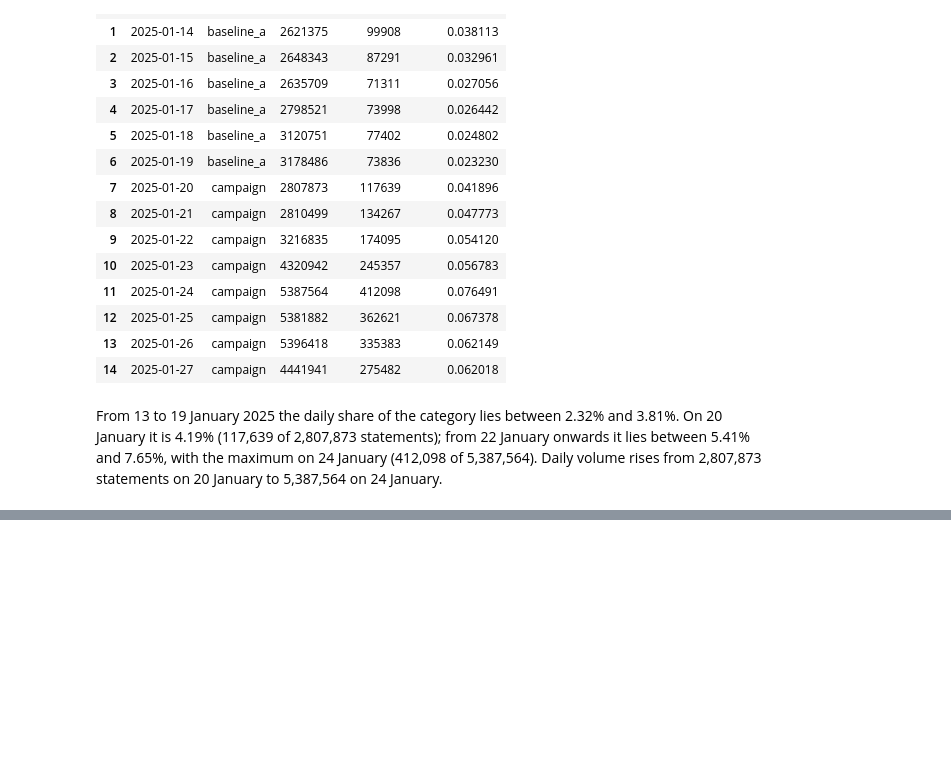
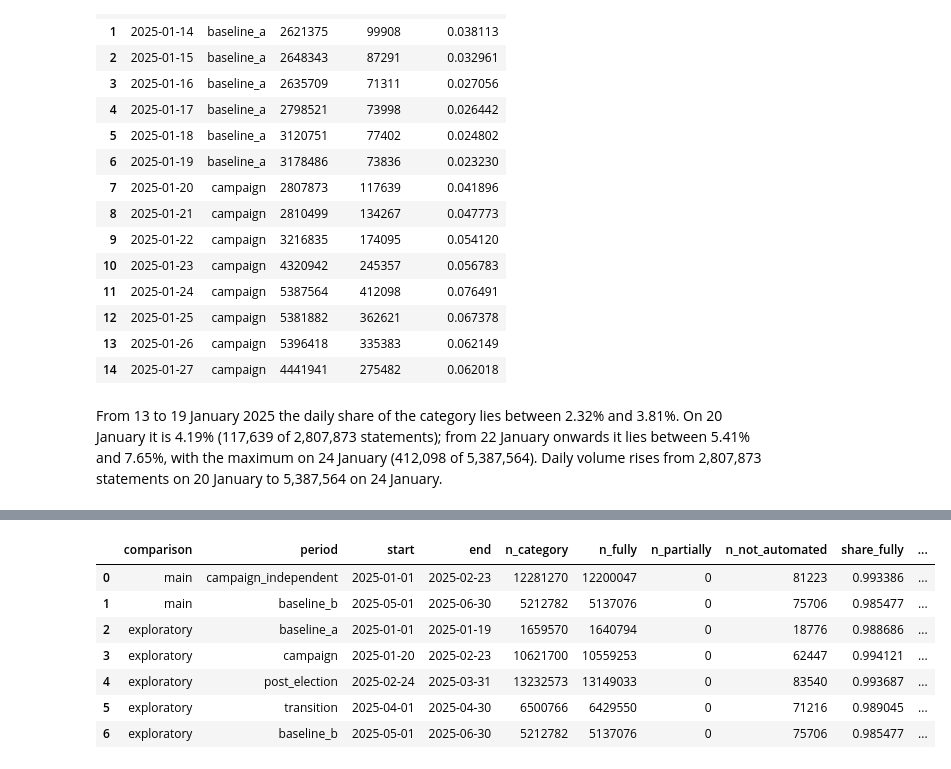
Before and after one commit to zamo-13/Abschlussarbeit, a Jupyter notebook: 03_gold.ipynb, the cells around one changed output, grey strips where cells are left out. Drawn from its saved outputs; the diff is of its cells as text; code cells hidden in the pictures; blank space fills up the shorter version.

```diff
--- a/03_gold.ipynb
+++ b/03_gold.ipynb
@@ -1226,0 +1269,31 @@ From 13 to 19 January 2025 the daily share of the category lies between 2.32% an
+# %%
+WINDOWS_15A = [("main", "campaign_independent", ["baseline_a", "campaign"], "2025-01-01", "2025-02-23"),
+               ("main", "baseline_b", ["baseline_b"], "2025-05-01", "2025-06-30")]
+WINDOWS_15A += [("exploratory", p, [p], a, b) for p, a, b in PERIODS]
+t15a = pd.DataFrame([{"comparison": comp, "period": name, "start": a, "end": b,
+                      **category_automation(ca[ca.period.isin(parts)])}
+                     for comp, name, parts, a, b in WINDOWS_15A])
+ref_b = t15a.loc[(t15a.comparison == "main") & (t15a.period == "baseline_b"), "share_fully"].iloc[0]
+ref_a = t15a.loc[t15a.period == "baseline_a", "share_fully"].iloc[0]
+t15a["pp_diff_fully_to_baseline_b"] = ((t15a.share_fully - ref_b) * 100).round(3)
+t15a["ratio_fully_to_baseline_b"] = (t15a.share_fully / ref_b).round(4)
+explo = t15a.comparison == "exploratory"
+t15a.loc[explo, "pp_diff_fully_to_baseline_a"] = ((t15a.share_fully[explo] - ref_a) * 100).round(3)
+t15a.loc[explo, "ratio_fully_to_baseline_a"] = (t15a.share_fully[explo] / ref_a).round(4)
+for col in ["share_fully", "share_partially", "share_not_automated", "share_fully_tiktok"]:
+    t15a[col] = t15a[col].round(6)
+t15a = t15a[["comparison", "period", "start", "end", "n_category", "n_fully", "n_partially", "n_not_automated",
+             "share_fully", "share_partially", "share_not_automated",
+             "pp_diff_fully_to_baseline_b", "ratio_fully_to_baseline_b",
+             "pp_diff_fully_to_baseline_a", "ratio_fully_to_baseline_a",
+             "n_total_tiktok", "n_fully_tiktok", "share_fully_tiktok"]]
+freeze(t15a, "t15a_category_automation_by_period")
+# %% [output]
+|  | comparison | period | start | end | n_category | n_fully | n_partially | n_not_automated | share_fully | ... |
+| 0 | main | campaign_independent | 2025-01-01 | 2025-02-23 | 12281270 | 12200047 | 0 | 81223 | 0.993386 | ... |
+| 1 | main | baseline_b | 2025-05-01 | 2025-06-30 | 5212782 | 5137076 | 0 | 75706 | 0.985477 | ... |
+| 2 | exploratory | baseline_a | 2025-01-01 | 2025-01-19 | 1659570 | 1640794 | 0 | 18776 | 0.988686 | ... |
+| 3 | exploratory | campaign | 2025-01-20 | 2025-02-23 | 10621700 | 10559253 | 0 | 62447 | 0.994121 | ... |
+| 4 | exploratory | post_election | 2025-02-24 | 2025-03-31 | 13232573 | 13149033 | 0 | 83540 | 0.993687 | ... |
+| 5 | exploratory | transition | 2025-04-01 | 2025-04-30 | 6500766 | 6429550 | 0 | 71216 | 0.989045 | ... |
+| 6 | exploratory | baseline_b | 2025-05-01 | 2025-06-30 | 5212782 | 5137076 | 0 | 75706 | 0.985477 | ... |
```
Also changed, not shown: parts of 6 cells of this notebook, 10 other files.
